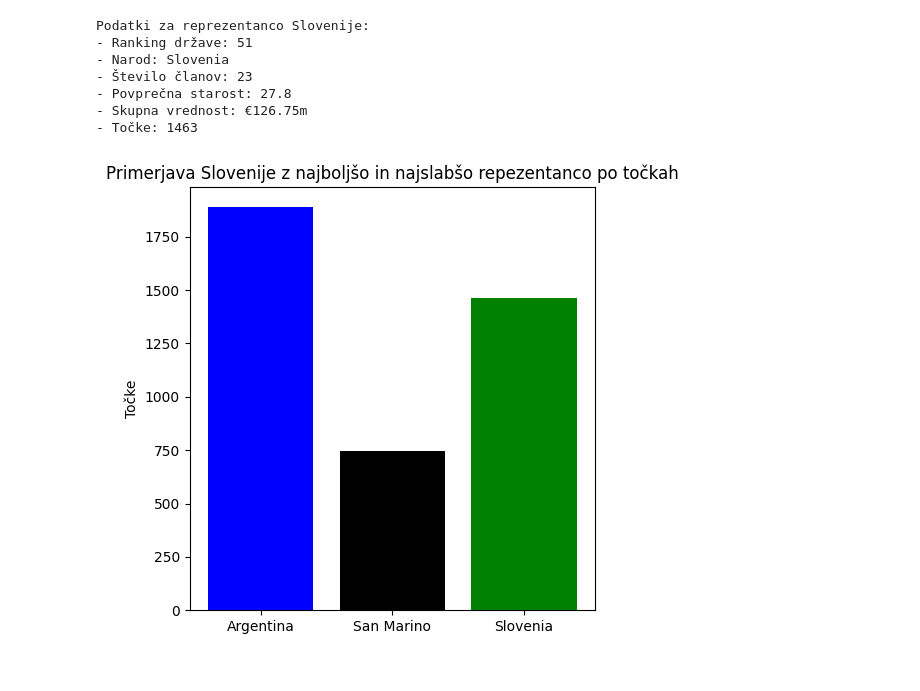
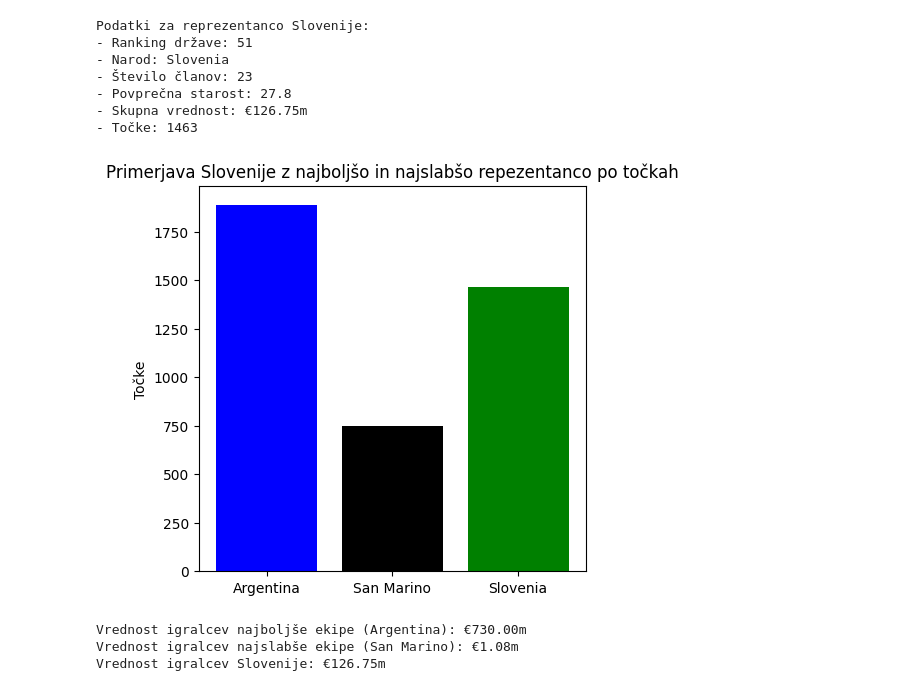
Before and after one commit to UrhVidecnik/UVP-Projektna-naloga, a Jupyter notebook: analiza.ipynb, the cells around one changed output. Cells and saved outputs as stored; diff of their text form; code cells hidden in the pictures.

```diff
--- a/analiza.ipynb
+++ b/analiza.ipynb
@@ -91,16 +97,29 @@ Podatki za reprezentanco Slovenije:
 # %%
 # Ustvari seznam imen reprezentanc in njihovih točk
 drzave = [najboljsa['Narod'], najslabsa['Narod'], podatki_slovenije['Narod']]
 tocke = [najboljsa['Točke'], najslabsa['Točke'], podatki_slovenije['Točke']]
 
-# Nariši graf
+# Nariše graf
 plt.figure(figsize=(5, 5))
 plt.bar(drzave, tocke, color=['blue', 'black', 'green'])
 
 # Nastavitve grafa
 plt.ylabel('Točke')
 plt.title('Primerjava Slovenije z najboljšo in najslabšo repezentanco po točkah')
-plt.tight_layout()
 plt.show()
 # %% [output]
-[figure, old version]
+[figure, new version]
+# %%
+
+# Pridobi skupne vrednosti igralcev za Slovenijo ter najboljšo in najslabšo ekipo
+vrednost_igralcev_slovenije = slovenija['Skupna vrednost'].values[0]
+vrednost_igralcev_najboljse = najboljsa['Skupna vrednost']
+vrednost_igralcev_najslabse = najslabsa['Skupna vrednost']
+
+print(f"Vrednost igralcev najboljše ekipe ({najboljsa['Narod']}): {vrednost_igralcev_najboljse}")
+print(f"Vrednost igralcev najslabše ekipe ({najslabsa['Narod']}): {vrednost_igralcev_najslabse}")
+print(f"Vrednost igralcev Slovenije: {vrednost_igralcev_slovenije}")
+# %% [output]
+Vrednost igralcev najboljše ekipe (Argentina): €730.00m
+Vrednost igralcev najslabše ekipe (San Marino): €1.08m
+Vrednost igralcev Slovenije: €126.75m
```
Also changed, not shown: parts of 4 cells of this notebook.
